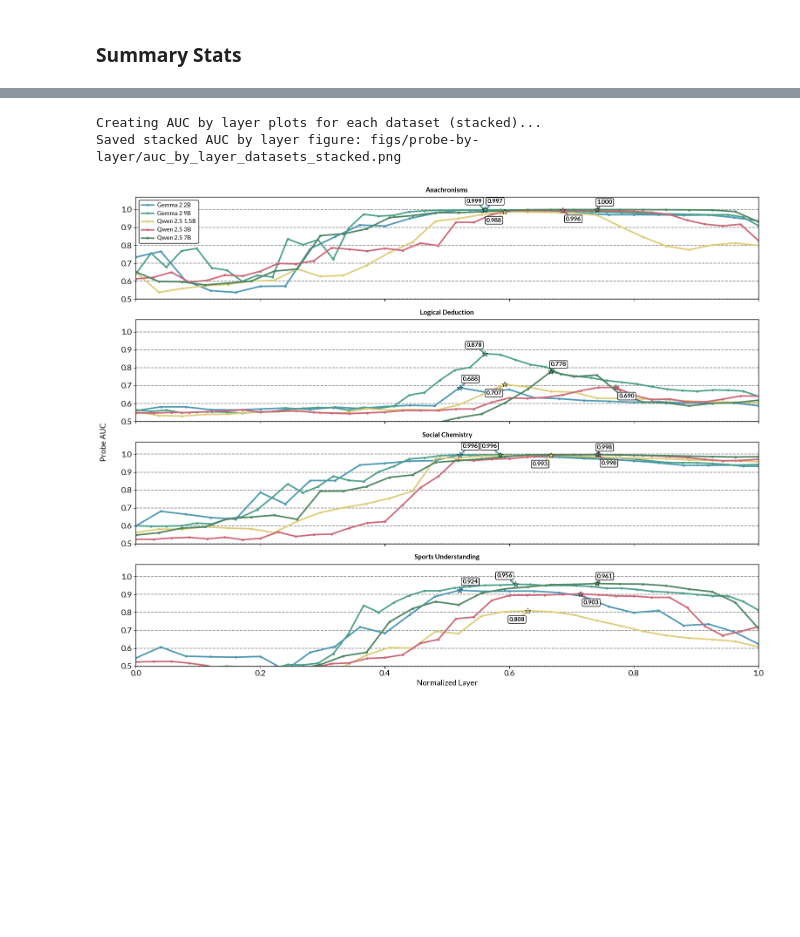
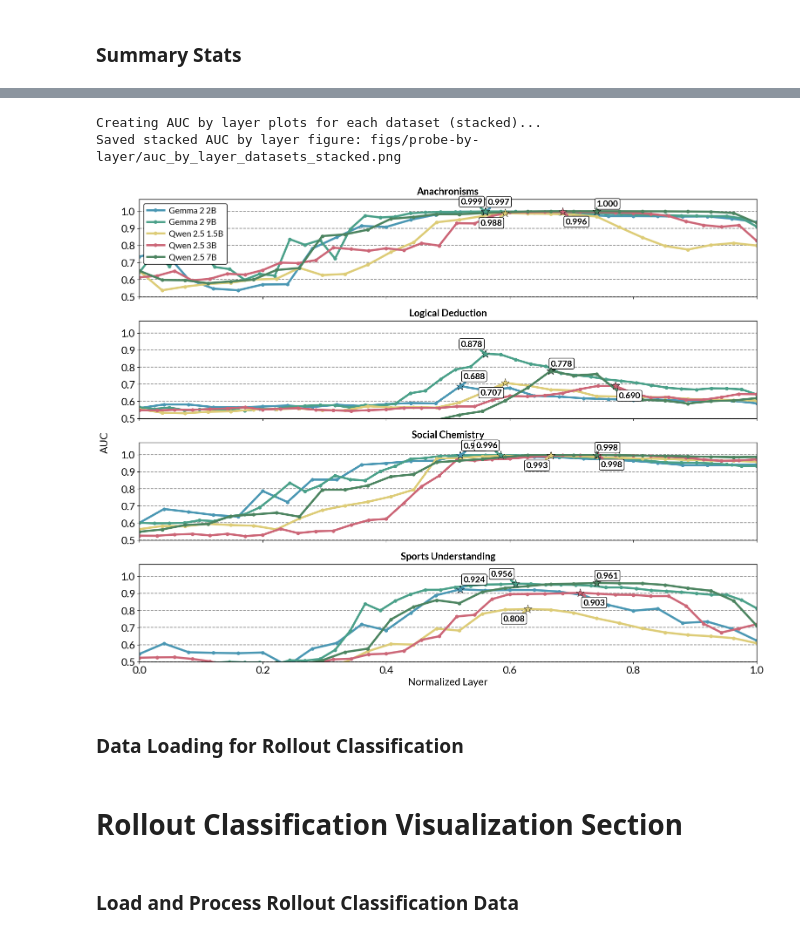
Before and after one commit to xocelyk/post-hoc-reasoning, a Jupyter notebook: visualize_results.ipynb, the cells around one changed output, grey strips where cells are left out. Drawn from its saved outputs; the diff is of its cells as text; code cells hidden in the pictures; blank space fills up the shorter version.

Commit message:
rollout classification; viz; configs

```diff
--- a/visualize_results.ipynb
+++ b/visualize_results.ipynb
@@ -371,7 +402,6 @@ def create_subplot(ax, yes_data, no_data, dataset, show_legend=False, show_ylabe
     ax.spines['bottom'].set_linewidth(1.0)
     ax.spines['left'].set_linewidth(1.0)
 # %%
-
 # Create a single figure with 5x4 grid (models x datasets)
 
 # Set up colors
@@ -395,12 +425,12 @@ legend_elements = [
     Patch(facecolor=yes_to_no_color, alpha=1.0, label='Yes $\\rightarrow$ No'),
     Patch(facecolor=no_to_yes_color, alpha=1.0, label='No $\\rightarrow$ Yes'),
     Line2D([0], [0], marker='x', color='w', label='Unparsed',
-           markerfacecolor='w', markeredgecolor=unparsed_color, markersize=6, linestyle='None')
+           markerfacecolor='w', markeredgecolor=unparsed_color, markersize=10, linestyle='None')  # Increased from 8 to 10
 ]
 # Place legend at the top left, using figure coordinates to avoid shifting subplots
 legend = fig.legend(handles=legend_elements, loc='upper left',
-                    bbox_to_anchor=(0.1, 0.98), ncol=3, frameon=False,
-                    fontsize=10, columnspacing=1.5, handletextpad=0.3)
+                    bbox_to_anchor=(0.1, 0.99), ncol=3, frameon=False,
+                    fontsize=14, columnspacing=1.5, handletextpad=0.3)  # Increased from 12 to 14
 
 # Process each model (row) and dataset (column)
 for model_idx, model in enumerate(MODELS):
@@ -433,7 +463,7 @@ for model_idx, model in enumerate(MODELS):
         else:
             ax.text(0.5, 0.5, 'No data',
                     ha='center', va='center', transform=ax.transAxes,
-                    fontsize=9, color='gray')
+                    fontsize=13, color='gray')  # Increased from 11 to 13
             ax.set_xlim(0, 20)
             ax.set_ylim(0, 1)
             if model_idx != 4:  # Not bottom row
@@ -448,30 +478,30 @@ for model_idx, model in enumerate(MODELS):
 
         # Show y-tick labels ONLY on leftmost column
         if dataset_idx == 0:
-            ax.set_yticklabels([f'{y:.1f}' for y in np.arange(0, 1.1, 0.2)], fontsize=9, color='black')
+            ax.set_yticklabels([f'{y:.1f}' for y in np.arange(0, 1.1, 0.2)], fontsize=13, color='black')  # Increased from 11 to 13
         else:
             ax.set_yticklabels([])
 
         # Add column headers (dataset names) ONLY on top row
         if model_idx == 0:
             dataset_display = get_dataset_display(dataset)
-            ax.set_title(dataset_display, fontsize=11, fontweight='bold', pad=4)
+            ax.set_title(dataset_display, fontsize=15, fontweight='bold', pad=4)  # Increased from 13 to 15
 
         # Add row labels (model names) on leftmost column
         if dataset_idx == 0:
             # Shorter model names to save space
-            ax.set_ylabel(f'{get_model_display(model)}', fontsize=10, fontweight='bold')
+            ax.set_ylabel(f'{get_model_display(model)}', fontsize=14, fontweight='bold')  # Increased from 12 to 14
 
         # Remove individual x-labels - we'll have one global label
         if model_idx == 4:
             # Only set tick params, no label
-            ax.tick_params(axis='x', labelsize=9)
+            ax.tick_params(axis='x', labelsize=13)  # Increased from 11 to 13
             ax.set_xlabel('')  # Remove individual labels
 
 # No title - removed fig.suptitle line
 
 # Add single centered x-axis label at the bottom
-fig.text(0.5, 0.01, 'Steering Coefficient', ha='center', fontsize=11)
+fig.text(0.5, 0.01, 'Steering Coefficient', ha='center', fontsize=15)  # Increased from 13 to 15
 
 # Save the figure
 outdir = Path('figs/steering')
@@ -793,8 +823,8 @@ for dataset_idx, dataset in enumerate(DATASETS):
 
             # Plot the AUC scores with small circular markers for every point
             ax.plot(x_normalized, auc_scores,
-                   color=color, linewidth=2.5, alpha=1.0,
-                   marker='o', markersize=3, markerfacecolor=color, markeredgecolor=color,
+                   color=color, linewidth=3.5, alpha=1.0,  # Increased from 3 to 3.5
+                   marker='o', markersize=5, markerfacecolor=color, markeredgecolor=color,  # Increased from 4 to 5
                    label=model_display)
 
             # Find max AUC and its position (earliest if tie)
@@ -830,7 +860,7 @@ for dataset_idx, dataset in enumerate(DATASETS):
             direction = directions[point['model_idx'] % len(directions)]
 
             # Add star marker at max point
-            ax.scatter(point['x'], point['y'], marker='*', s=100,
+            ax.scatter(point['x'], point['y'], marker='*', s=200,  # Increased from 150 to 200
                       color=point['color'], edgecolor='black', linewidth=0.5, zorder=10)
 
             # Format AUC score to 3 decimal places
@@ -841,28 +871,28 @@ for dataset_idx, dataset in enumerate(DATASETS):
                        xytext=direction['xytext'],
                        textcoords='offset points',
                        ha=direction['ha'], va=direction['va'],
-                       fontsize=10, color='black', fontweight='bold',
+                       fontsize=14, color='black', fontweight='bold',  # Increased from 12 to 14
                        arrowprops=dict(arrowstyle='-', color=point['color'],
-                                     linewidth=2.5, alpha=1.0),
+                                     linewidth=3.5, alpha=1.0),  # Increased from 3 to 3.5
                        bbox=dict(boxstyle="round,pad=0.2", facecolor='white',
                                edgecolor='black', alpha=1.0, linewidth=1),
                        )
 
     # Format the subplot
     if plotted_any:
-        ax.set_title(get_dataset_display(dataset), fontsize=11, fontweight='bold', color='black', pad=8)
+        ax.set_title(get_dataset_display(dataset), fontsize=16, fontweight='bold', color='black', pad=8)  # Increased from 14 to 16
         ax.set_xlim(0, 1)
         ax.set_ylim(0.5, 1.07)
 
         # Format ticks to match steering plot style
         ax.set_xticks(np.linspace(0, 1, 6))
         ax.set_yticks(np.arange(0.5, 1.07, 0.1))
-        ax.set_yticklabels([f'{y:.1f}' for y in np.arange(0.5, 1.07, 0.1)], fontsize=13, color='black')
+        ax.set_yticklabels([f'{y:.1f}' for y in np.arange(0.5, 1.07, 0.1)], fontsize=17, color='black')  # Increased from 15 to 17
 
         # Only show x-tick labels on the bottom plot
         if dataset_idx == len(DATASETS) - 1:
-            ax.set_xlabel('Normalized Layer', fontsize=13, color='black')
-            ax.set_xticklabels([f'{t:.1f}' for t in np.linspace(0, 1, 6)], fontsize=13, color='black')
+            ax.set_xlabel('Normalized Layer', fontsize=17, color='black')  # Increased from 15 to 17
+            ax.set_xticklabels([f'{t:.1f}' for t in np.linspace(0, 1, 6)], fontsize=17, color='black')  # Increased from 15 to 17
         else:
             ax.set_xticklabels([])
 
@@ -884,35 +914,35 @@ for dataset_idx, dataset in enumerate(DATASETS):
         ax.spines['right'].set_linewidth(1.0)
         ax.spines['bottom'].set_linewidth(1.0)
         ax.spines['left'].set_linewidth(1.0)
 
         # Add vertically stacked legend only to the top subplot
         if dataset_idx == 0:
-            legend = ax.legend(loc='upper left', frameon=True, fontsize=10, handletextpad=0.6,
+            legend = ax.legend(loc='upper left', frameon=True, fontsize=14, handletextpad=0.6,  # Increased from 12 to 14
                              facecolor='white', edgecolor='black', framealpha=1.0,
                              shadow=False, fancybox=True)
     else:
         ax.text(0.5, 0.5, 'No AUC data available',
                ha='center', va='center', transform=ax.transAxes,
-               fontsize=12, color='gray')
-        ax.set_title(get_dataset_display(dataset), fontsize=11, fontweight='bold', color='black', pad=8)
+               fontsize=16, color='gray')  # Increased from 14 to 16
+        ax.set_title(get_dataset_display(dataset), fontsize=16, fontweight='bold', color='black', pad=8)  # Increased from 14 to 16
         ax.set_xlim(0, 1)
         ax.set_ylim(0.5, 1.1)
 
 # Add single shared y-axis label
-fig.text(0.04, 0.5, 'Probe AUC', va='center', rotation='vertical', fontsize=13, fontweight='normal', color='black')
+fig.text(0.04, 0.5, 'AUC', va='center', rotation='vertical', fontsize=17, fontweight='normal', color='black')  # Increased from 15 to 17
 
 # Adjust layout for better spacing
 plt.tight_layout(rect=[0.06, 0.02, 1, 1.0])
 
 # Save the figure
 outdir = Path('figs/probe-by-layer')
 outdir.mkdir(parents=True, exist_ok=True)
 save_path = outdir / 'auc_by_layer_datasets_stacked.png'
 fig.savefig(save_path, dpi=600, bbox_inches='tight', facecolor='white')
 print(f"Saved stacked AUC by layer figure: {save_path}")
 
 plt.show()
 # %% [output]
 Creating AUC by layer plots for each dataset (stacked)...
 Saved stacked AUC by layer figure: figs/probe-by-layer/auc_by_layer_datasets_stacked.png
-[figure, old version]
+[figure, new version]
@@ -918,0 +1082,6 @@ Saved stacked AUC by layer figure: figs/probe-by-layer/auc_by_layer_datasets_sta
+# %% [markdown]
+### Data Loading for Rollout Classification
+# %% [markdown]
+# Rollout Classification Visualization Section
+# %% [markdown]
+### Load and Process Rollout Classification Data
```
Also changed, not shown: parts of 11 cells of this notebook, 6 other files.
